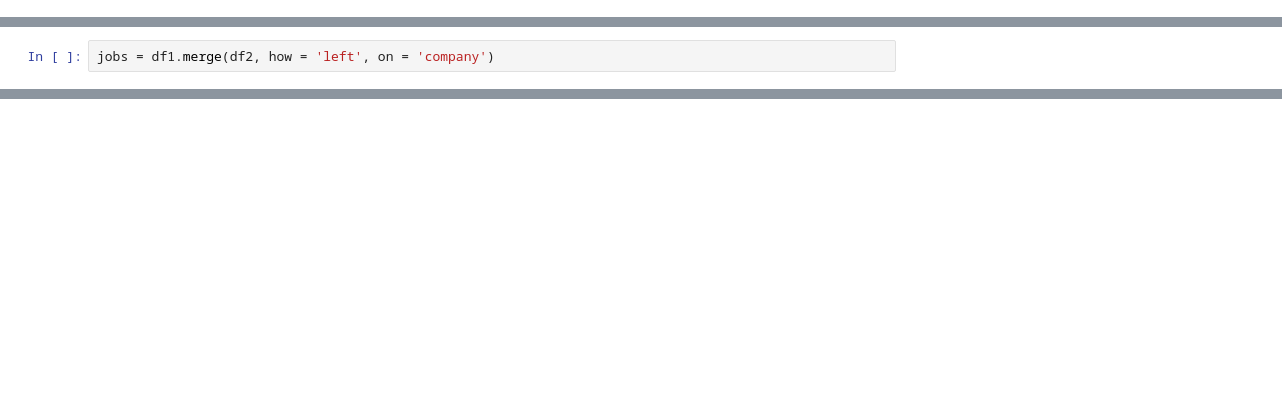
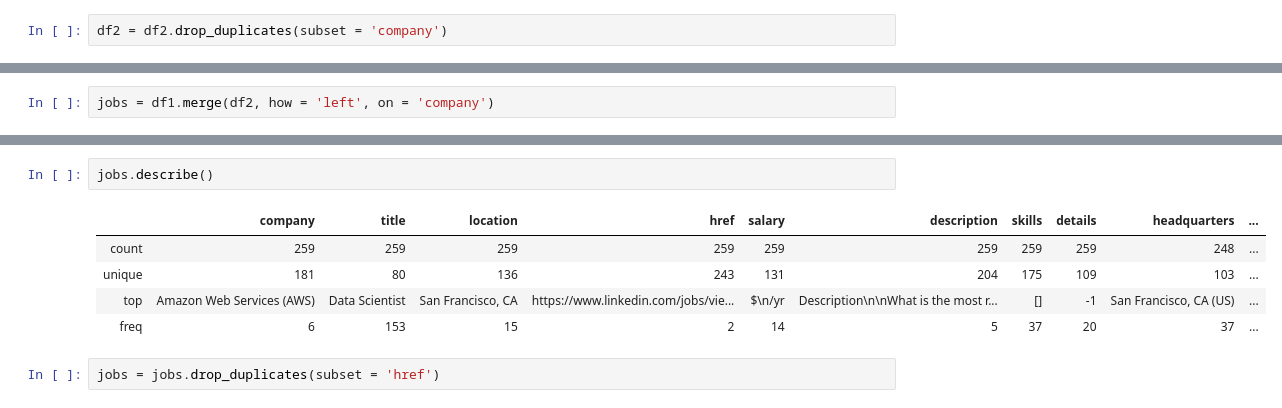
Before and after one commit to Harpreet-Paul/ds-job-salary-predictor, a Jupyter notebook: predicting ds job salaries/cleaning_data.ipynb, the cells around one changed output, grey strips where cells are left out. Drawn from its saved outputs; the diff is of its cells as text; blank space fills up the shorter version.

Commit message:
adding data cleaning file
cleaning up df of scaped linkedin jobs + associated glassdoor info

```diff
--- a/predicting ds job salaries/cleaning_data.ipynb
+++ b/predicting ds job salaries/cleaning_data.ipynb
@@ -6,0 +16,2 @@ df2 = pickle.load(open("all_gd_company_infos.pkl", "rb"))
+# %%
+df2 = df2.drop_duplicates(subset = 'company')
@@ -24,0 +44,10 @@ jobs
+# %%
+jobs.describe()
+# %% [output]
+|  | company | title | location | href | salary | description | skills | details | headquarters | ... |
+| count | 259 | 259 | 259 | 259 | 259 | 259 | 259 | 259 | 248 | ... |
+| unique | 181 | 80 | 136 | 243 | 131 | 204 | 175 | 109 | 103 | ... |
+| top | Amazon Web Services (AWS) | Data Scientist | San Francisco, CA | https://www.linkedin.com/jobs/vie... | $\n/yr | Description\n\nWhat is the most r... | [] | -1 | San Francisco, CA (US) | ... |
+| freq | 6 | 153 | 15 | 2 | 14 | 5 | 37 | 20 | 37 | ... |
+# %%
+jobs = jobs.drop_duplicates(subset = 'href')
```
Also changed, not shown: parts of 57 cells of this notebook.
